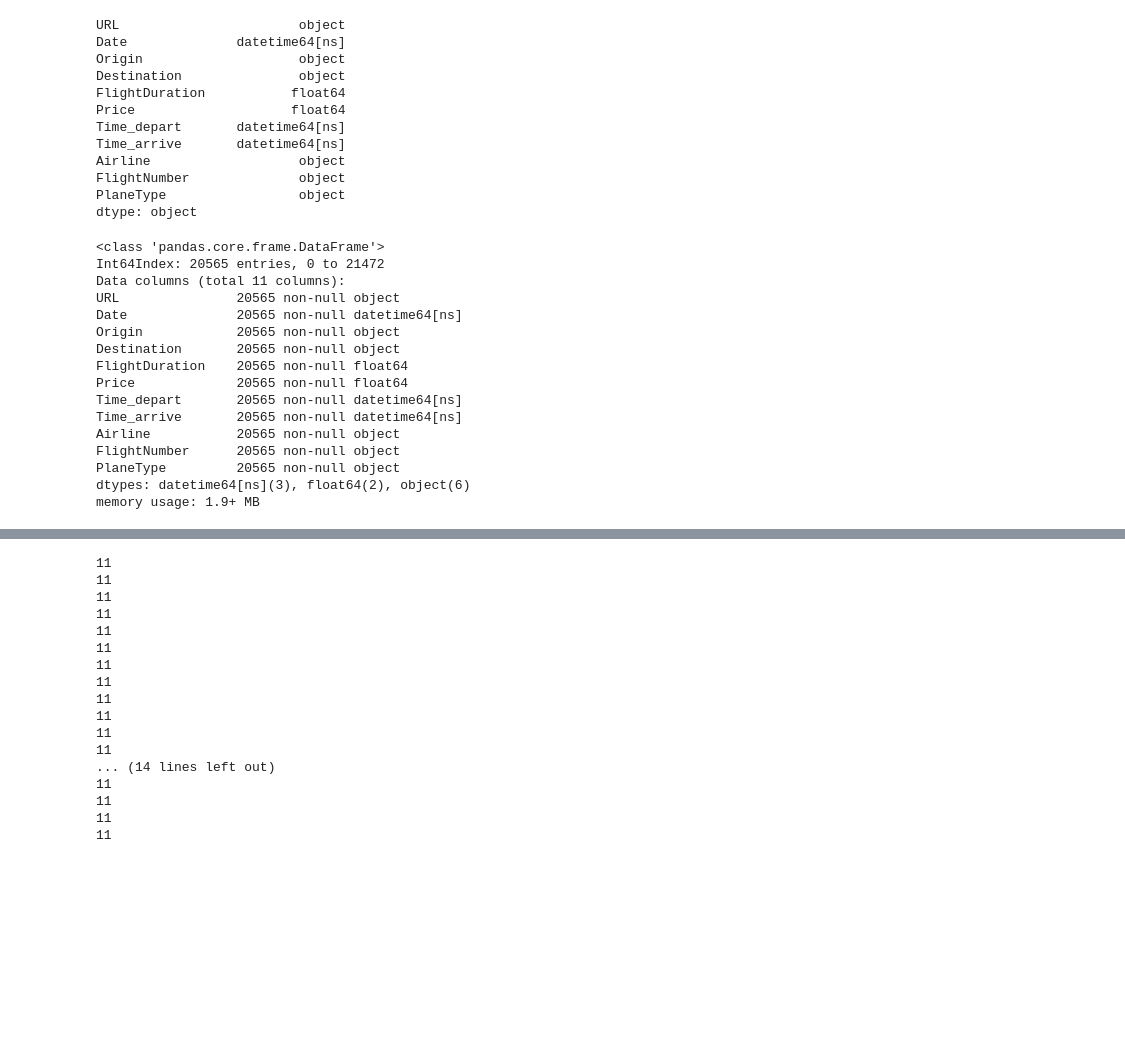
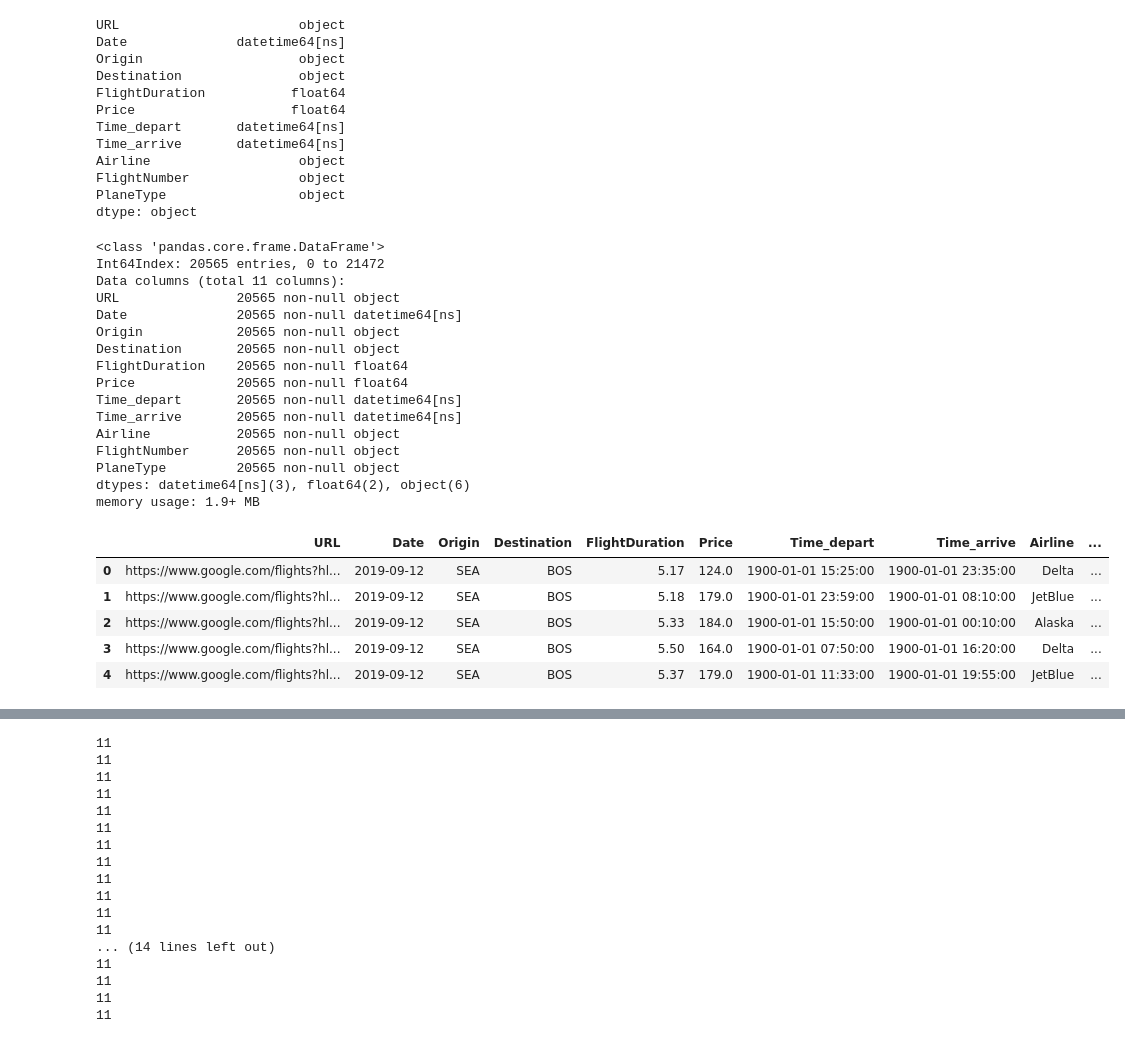
Before and after one commit to RWJohns/MetisProject2, a Jupyter notebook: ProjectCode.ipynb, the cells around one changed output, grey strips where cells are left out. Drawn from its saved outputs; the diff is of its cells as text; code cells hidden in the pictures; blank space fills up the shorter version.

```diff
--- a/ProjectCode.ipynb
+++ b/ProjectCode.ipynb
@@ -149,22 +160,29 @@ dtype: object
 # %%
 df2=df
 df2=df2.dropna(axis=0)
 #df.describe()
 df2.info()
+df2.head()
 # %% [output]
 <class 'pandas.core.frame.DataFrame'>
 Int64Index: 20565 entries, 0 to 21472
 Data columns (total 11 columns):
 URL               20565 non-null object
 Date              20565 non-null datetime64[ns]
 Origin            20565 non-null object
 Destination       20565 non-null object
 FlightDuration    20565 non-null float64
 Price             20565 non-null float64
 Time_depart       20565 non-null datetime64[ns]
 Time_arrive       20565 non-null datetime64[ns]
 Airline           20565 non-null object
 FlightNumber      20565 non-null object
 PlaneType         20565 non-null object
 dtypes: datetime64[ns](3), float64(2), object(6)
 memory usage: 1.9+ MB
+|  | URL | Date | Origin | Destination | FlightDuration | Price | Time_depart | Time_arrive | Airline | ... |
+| 0 | https://www.google.com/flights?hl... | 2019-09-12 | SEA | BOS | 5.17 | 124.0 | 1900-01-01 15:25:00 | 1900-01-01 23:35:00 | Delta | ... |
+| 1 | https://www.google.com/flights?hl... | 2019-09-12 | SEA | BOS | 5.18 | 179.0 | 1900-01-01 23:59:00 | 1900-01-01 08:10:00 | JetBlue | ... |
+| 2 | https://www.google.com/flights?hl... | 2019-09-12 | SEA | BOS | 5.33 | 184.0 | 1900-01-01 15:50:00 | 1900-01-01 00:10:00 | Alaska | ... |
+| 3 | https://www.google.com/flights?hl... | 2019-09-12 | SEA | BOS | 5.50 | 164.0 | 1900-01-01 07:50:00 | 1900-01-01 16:20:00 | Delta | ... |
+| 4 | https://www.google.com/flights?hl... | 2019-09-12 | SEA | BOS | 5.37 | 179.0 | 1900-01-01 11:33:00 | 1900-01-01 19:55:00 | JetBlue | ... |
```
Also changed, not shown: parts of 14 cells of this notebook.
